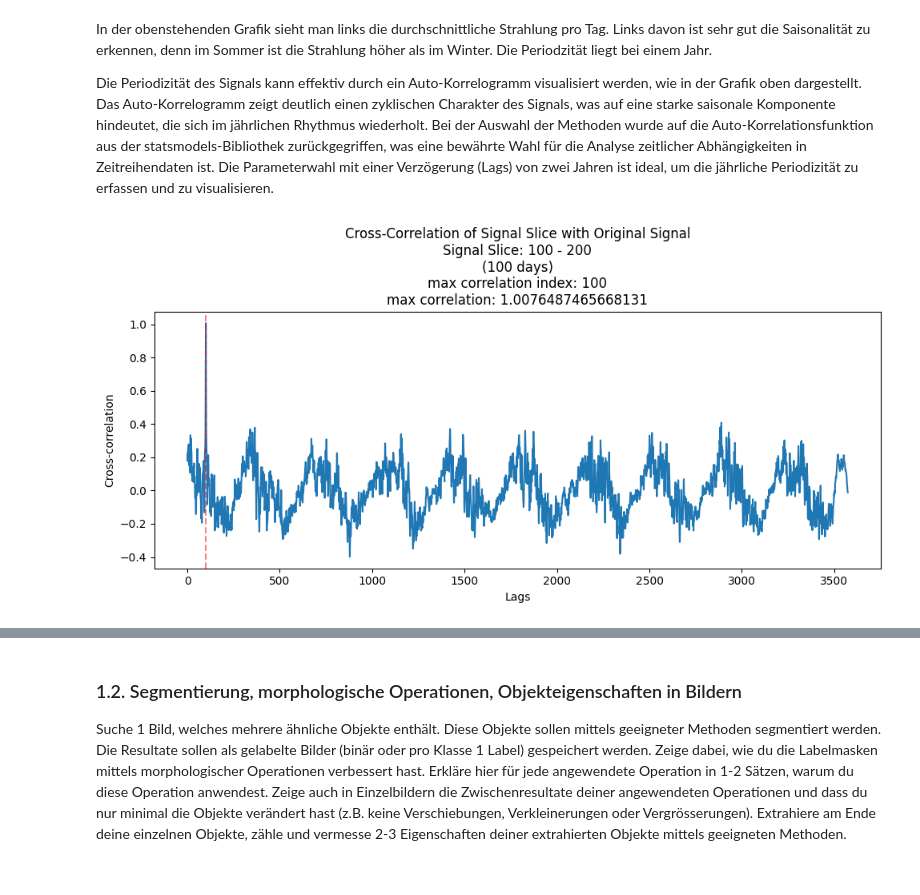
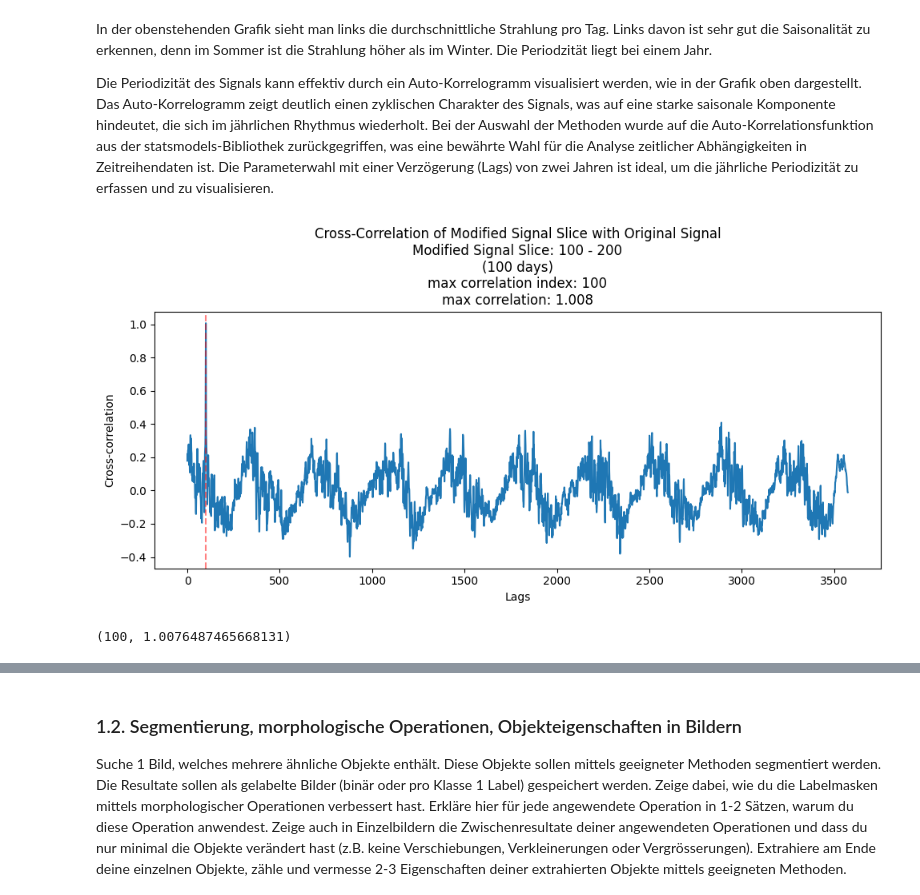
Before and after one commit to florinbarbisch/gbsv, a Jupyter notebook: mc2.ipynb, the cells around one changed output, grey strips where cells are left out. Drawn from its saved outputs; the diff is of its cells as text; code cells hidden in the pictures.

```diff
--- a/mc2.ipynb
+++ b/mc2.ipynb
@@ -73,27 +80,34 @@ In der obenstehenden Grafik sieht man links die durchschnittliche Strahlung pro
 
 Die Periodizität des Signals kann effektiv durch ein Auto-Korrelogramm visualisiert werden, wie in der Grafik oben dargestellt. Das Auto-Korrelogramm zeigt deutlich einen zyklischen Charakter des Signals, was auf eine starke saisonale Komponente hindeutet, die sich im jährlichen Rhythmus wiederholt. Bei der Auswahl der Methoden wurde auf die Auto-Korrelationsfunktion aus der statsmodels-Bibliothek zurückgegriffen, was eine bewährte Wahl für die Analyse zeitlicher Abhängigkeiten in Zeitreihendaten ist. Die Parameterwahl mit einer Verzögerung (Lags) von zwei Jahren ist ideal, um die jährliche Periodizität zu erfassen und zu visualisieren.
 # %%
-start_day = 100
-end_day = 200
-signal_slice = daily_radiation[start_day:end_day]
+def test_signal_modifications(daily_radiation, start_day, end_day, modify_function = lambda x: x):
+    original_slice = daily_radiation[start_day:end_day]
+    modified_slice = modify_function(original_slice)
 
-# we want to compute backward lag, so we need to reverse the cross_correlation
-# because the statsmodels ccf function computes only forward lag
-cross_correlation = ccf(signal_slice[::-1], daily_radiation[::-1], adjusted=False)
-cross_correlation = cross_correlation
+    # we want to compute backward lag, so we need to reverse the cross_correlation
+    # because the statsmodels ccf function computes only forward lag
+    cross_correlation = ccf(modified_slice[::-1], daily_radiation[::-1], adjusted=False)
 
-plt.figure(figsize=(10,5))
-plt.plot(cross_correlation)
-plt.title('Cross-Correlation of Signal Slice with Original Signal\n'
-          f'Signal Slice: {start_day} - {end_day}\n'
-          f'({end_day-start_day} days)\n'
-          f'max correlation index: {np.argmax(cross_correlation)}\n'
-          f'max correlation: {np.max(cross_correlation)}')
-plt.xlabel('Lags')
-plt.ylabel('Cross-correlation')
+    max_corr_index = np.argmax(cross_correlation)
+    max_corr_value = np.max(cross_correlation)
 
-plt.axvline(np.argmax(cross_correlation), color='red', alpha=0.5, linestyle='--')
-plt.tight_layout()
-plt.show()
+    plt.figure(figsize=(10,5))
+    plt.plot(cross_correlation)
+    plt.title('Cross-Correlation of Modified Signal Slice with Original Signal\n'
+              f'Modified Signal Slice: {start_day} - {end_day}\n'
+              f'({end_day-start_day} days)\n'
+              f'max correlation index: {max_corr_index}\n'
+              f'max correlation: {max_corr_value%2:.3f}')
+    plt.xlabel('Lags')
+    plt.ylabel('Cross-correlation')
+    plt.axvline(max_corr_index, color='red', alpha=0.5, linestyle='--')
+    plt.tight_layout()
+    plt.show()
+
+    return max_corr_index, max_corr_value
+
+
+test_signal_modifications(daily_radiation, 100, 200)
 # %% [output]
-[figure, old version]
+[figure, new version]
+(100, 1.0076487465668131)
```
Also changed, not shown: parts of 18 cells of this notebook.
